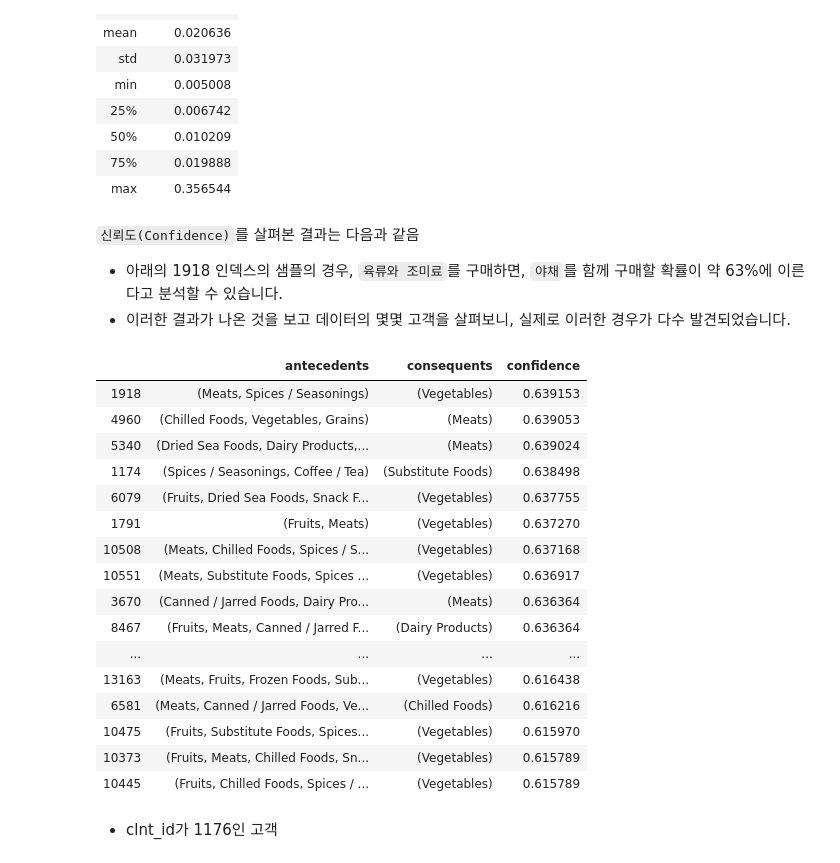
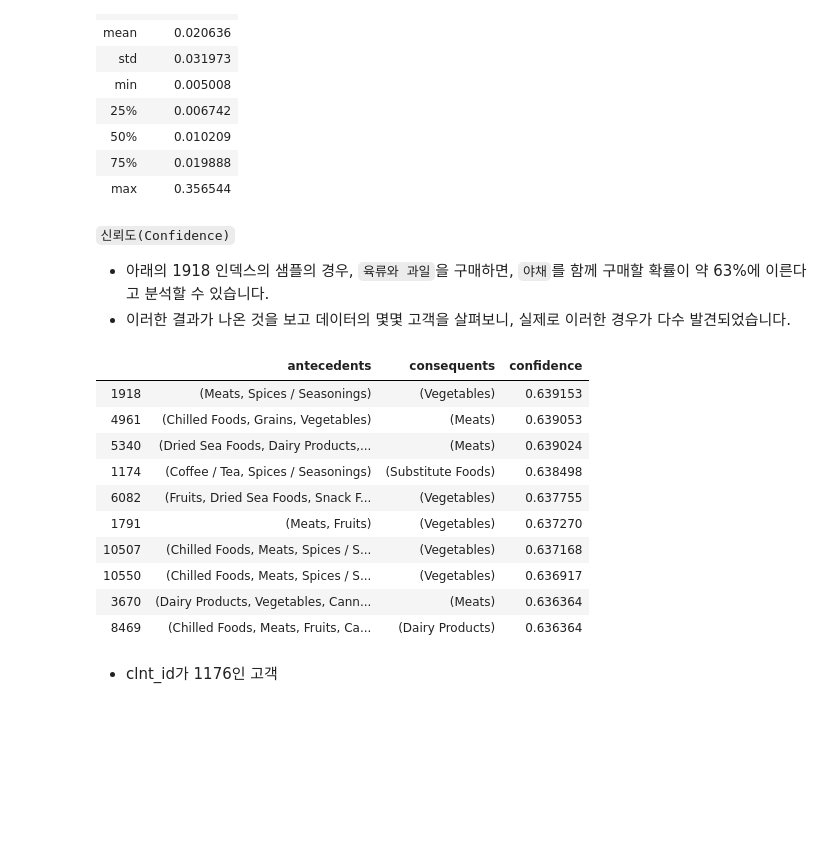
Before and after one commit to iloveslowfood/6thLPOINTBigdataCompetition, a Jupyter notebook: 04_고지형_연관성_분석.ipynb, the cells around one changed output. Drawn from its saved outputs; the diff is of its cells as text; code cells hidden in the pictures; blank space fills up the shorter version.

```diff
--- a/04_고지형_연관성_분석.ipynb
+++ b/04_고지형_연관성_분석.ipynb
@@ -233,29 +238,23 @@ frequent_itemsets_clac1.describe()
 asso_clac_1 = association_rules(frequent_itemsets_clac1, metric="confidence", min_threshold=0.1).sort_values(by = ['antecedents', 'consequents', 'confidence'])
 asso_confidence = asso_clac_1[['antecedents', 'consequents', 'confidence']].sort_values(by = 'confidence', ascending = False)
 # %% [markdown]
-`신뢰도(Confidence)`를 살펴본 결과는 다음과 같음
-- 아래의 1918 인덱스의 샘플의 경우, `육류와 조미료`를 구매하면, `야채`를 함께 구매할 확률이 약 63%에 이른다고 분석할 수 있습니다.
+`신뢰도(Confidence)`
+- 아래의 1918 인덱스의 샘플의 경우, `육류와 과일`을 구매하면, `야채`를 함께 구매할 확률이 약 63%에 이른다고 분석할 수 있습니다.
 - 이러한 결과가 나온 것을 보고 데이터의 몇몇 고객을 살펴보니, 실제로 이러한 경우가 다수 발견되었습니다.
 # %%
-asso_confidence.head(200).tail(100)
+asso_confidence.head(200).tail(100).head(10)
 # %% [output]
 |  | antecedents | consequents | confidence |
 | 1918 | (Meats, Spices / Seasonings) | (Vegetables) | 0.639153 |
-| 4960 | (Chilled Foods, Vegetables, Grains) | (Meats) | 0.639053 |
+| 4961 | (Chilled Foods, Grains, Vegetables) | (Meats) | 0.639053 |
 | 5340 | (Dried Sea Foods, Dairy Products,... | (Meats) | 0.639024 |
-| 1174 | (Spices / Seasonings, Coffee / Tea) | (Substitute Foods) | 0.638498 |
-| 6079 | (Fruits, Dried Sea Foods, Snack F... | (Vegetables) | 0.637755 |
-| 1791 | (Fruits, Meats) | (Vegetables) | 0.637270 |
-| 10508 | (Meats, Chilled Foods, Spices / S... | (Vegetables) | 0.637168 |
-| 10551 | (Meats, Substitute Foods, Spices ... | (Vegetables) | 0.636917 |
-| 3670 | (Canned / Jarred Foods, Dairy Pro... | (Meats) | 0.636364 |
-| 8467 | (Fruits, Meats, Canned / Jarred F... | (Dairy Products) | 0.636364 |
-| ... | ... | ... | ... |
-| 13163 | (Meats, Fruits, Frozen Foods, Sub... | (Vegetables) | 0.616438 |
-| 6581 | (Meats, Canned / Jarred Foods, Ve... | (Chilled Foods) | 0.616216 |
-| 10475 | (Fruits, Substitute Foods, Spices... | (Vegetables) | 0.615970 |
-| 10373 | (Fruits, Meats, Chilled Foods, Sn... | (Vegetables) | 0.615789 |
-| 10445 | (Fruits, Chilled Foods, Spices / ... | (Vegetables) | 0.615789 |
+| 1174 | (Coffee / Tea, Spices / Seasonings) | (Substitute Foods) | 0.638498 |
+| 6082 | (Fruits, Dried Sea Foods, Snack F... | (Vegetables) | 0.637755 |
+| 1791 | (Meats, Fruits) | (Vegetables) | 0.637270 |
+| 10507 | (Chilled Foods, Meats, Spices / S... | (Vegetables) | 0.637168 |
+| 10550 | (Chilled Foods, Meats, Spices / S... | (Vegetables) | 0.636917 |
+| 3670 | (Dairy Products, Vegetables, Cann... | (Meats) | 0.636364 |
+| 8469 | (Chilled Foods, Meats, Fruits, Ca... | (Dairy Products) | 0.636364 |
 # %% [markdown]
 - clnt_id가 1176인 고객
 # %%
```
Also changed, not shown: parts of 24 cells of this notebook, 6 other files.
